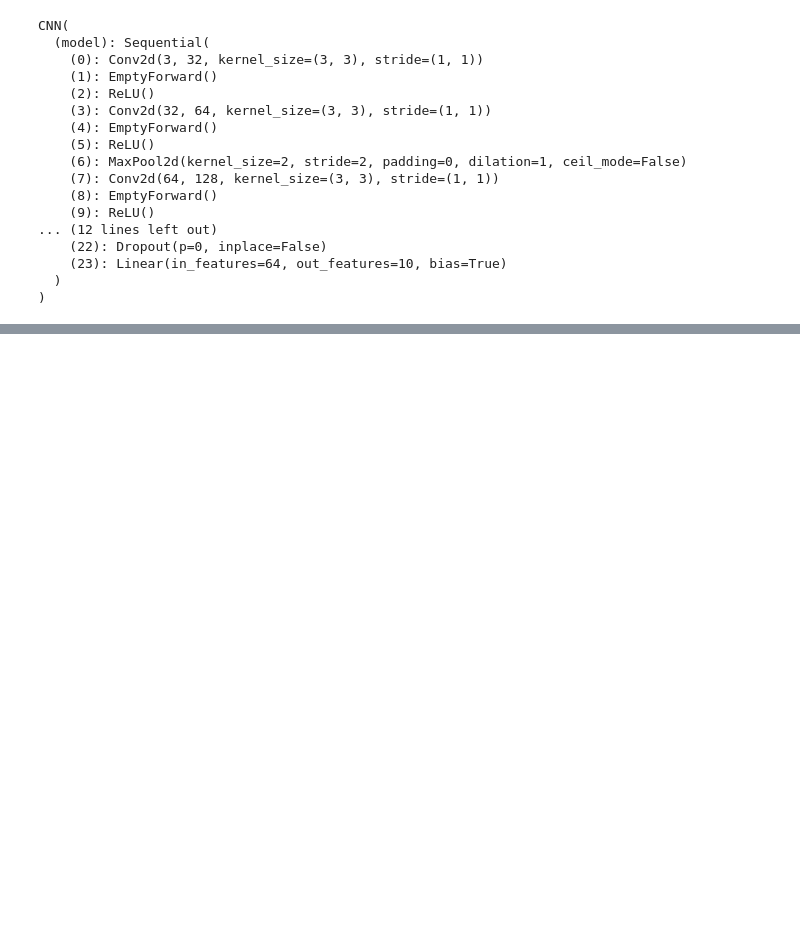
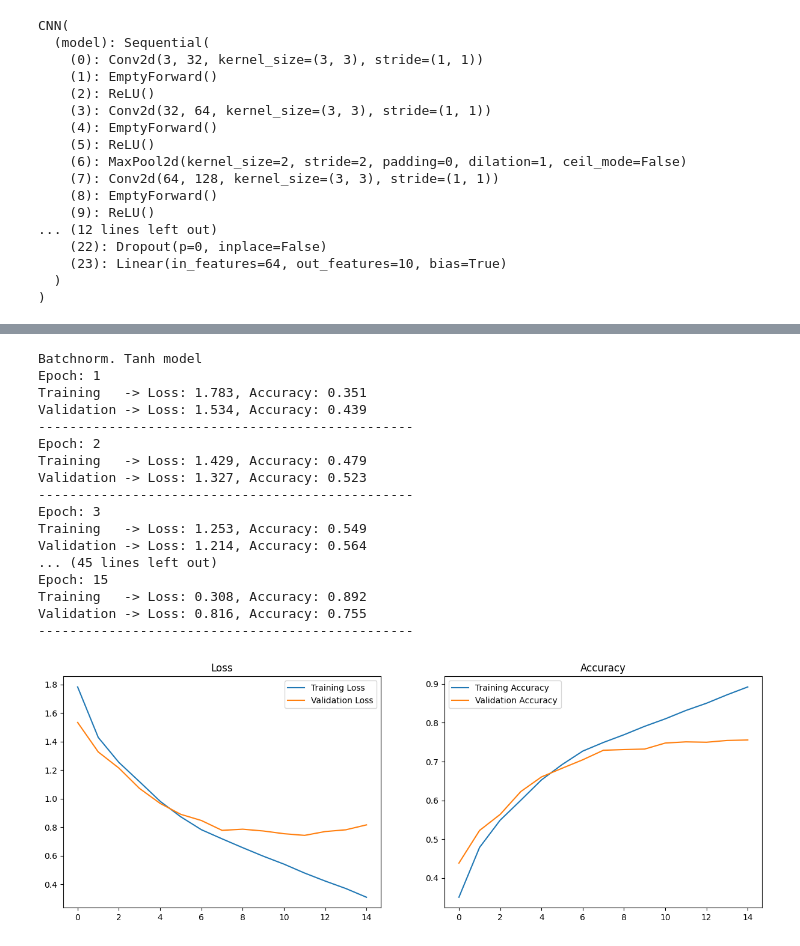
Before and after one commit to dave1b/TSM_DeLearn, a Jupyter notebook: week8/eval_batchnorm_dave_brunner.ipynb, the cells around one changed output, grey strips where cells are left out. Saved outputs shown, nothing was run; the diff lists cells and outputs as text; code cells hidden in the pictures; blank space fills up the shorter version.

```diff
--- a/week8/eval_batchnorm_dave_brunner.ipynb
+++ b/week8/eval_batchnorm_dave_brunner.ipynb
@@ -227,7 +263,26 @@ result_dict['Batchnorm. ReLU'] = train_plot_model(model)
 # %%
 print('Batchnorm. Tanh model')
 model = CNN(activation_function=Tanh(), batch_normalization=True).to(device)
-result_dict['Batchnorm. Tanh'] = train_plot_model(model)
+result_dict['Batchnorm. Tanh'] = train_plot_model(model, n_epochs=15)
+# %% [output]
+Batchnorm. Tanh model
+Epoch: 1
+Training   -> Loss: 1.783, Accuracy: 0.351
+Validation -> Loss: 1.534, Accuracy: 0.439
+------------------------------------------------
+Epoch: 2
+Training   -> Loss: 1.429, Accuracy: 0.479
+Validation -> Loss: 1.327, Accuracy: 0.523
+------------------------------------------------
+Epoch: 3
+Training   -> Loss: 1.253, Accuracy: 0.549
+Validation -> Loss: 1.214, Accuracy: 0.564
+... (45 lines left out)
+Epoch: 15
+Training   -> Loss: 0.308, Accuracy: 0.892
+Validation -> Loss: 0.816, Accuracy: 0.755
+------------------------------------------------
+[figure, added]
 # %%
 print('Dropout ReLU model')
 model = CNN(dropout_rate=0.2).to(device)
```
Also changed, not shown: parts of 17 cells of this notebook.
